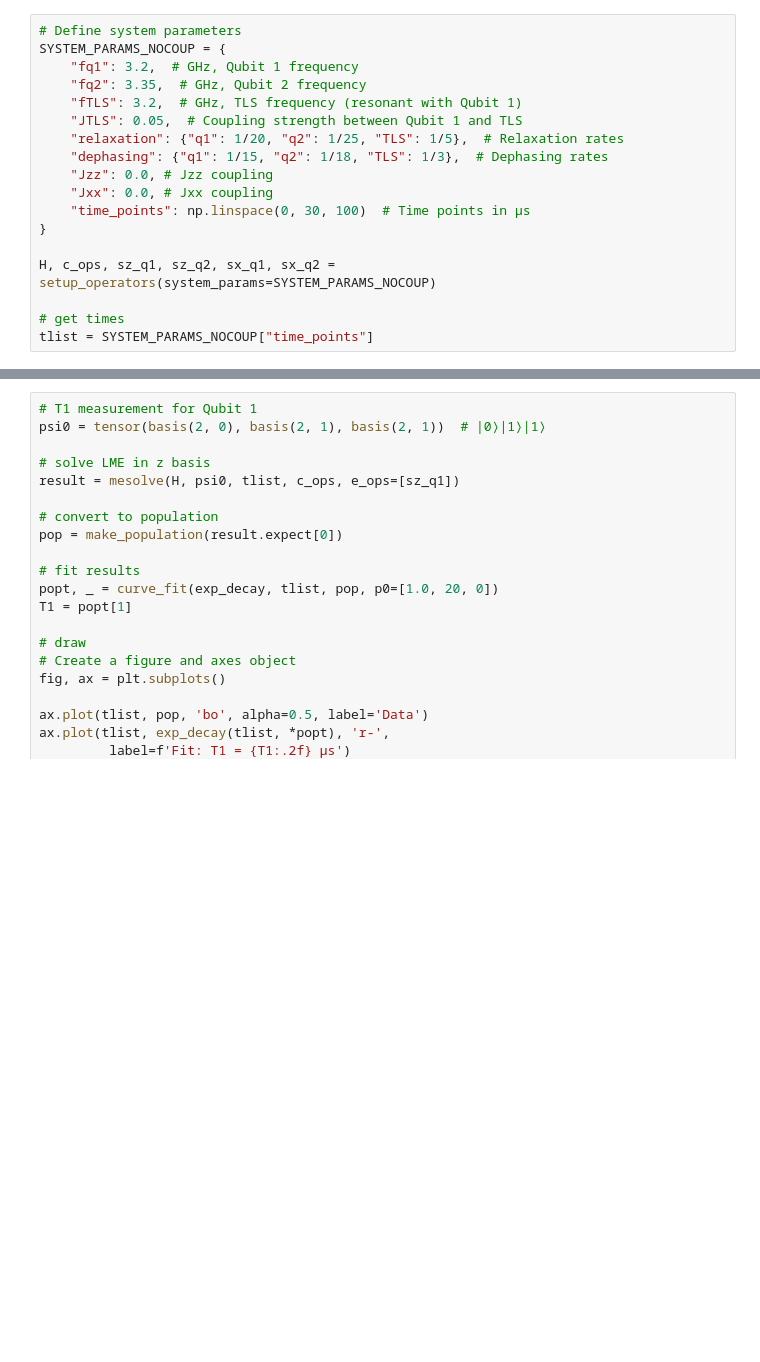
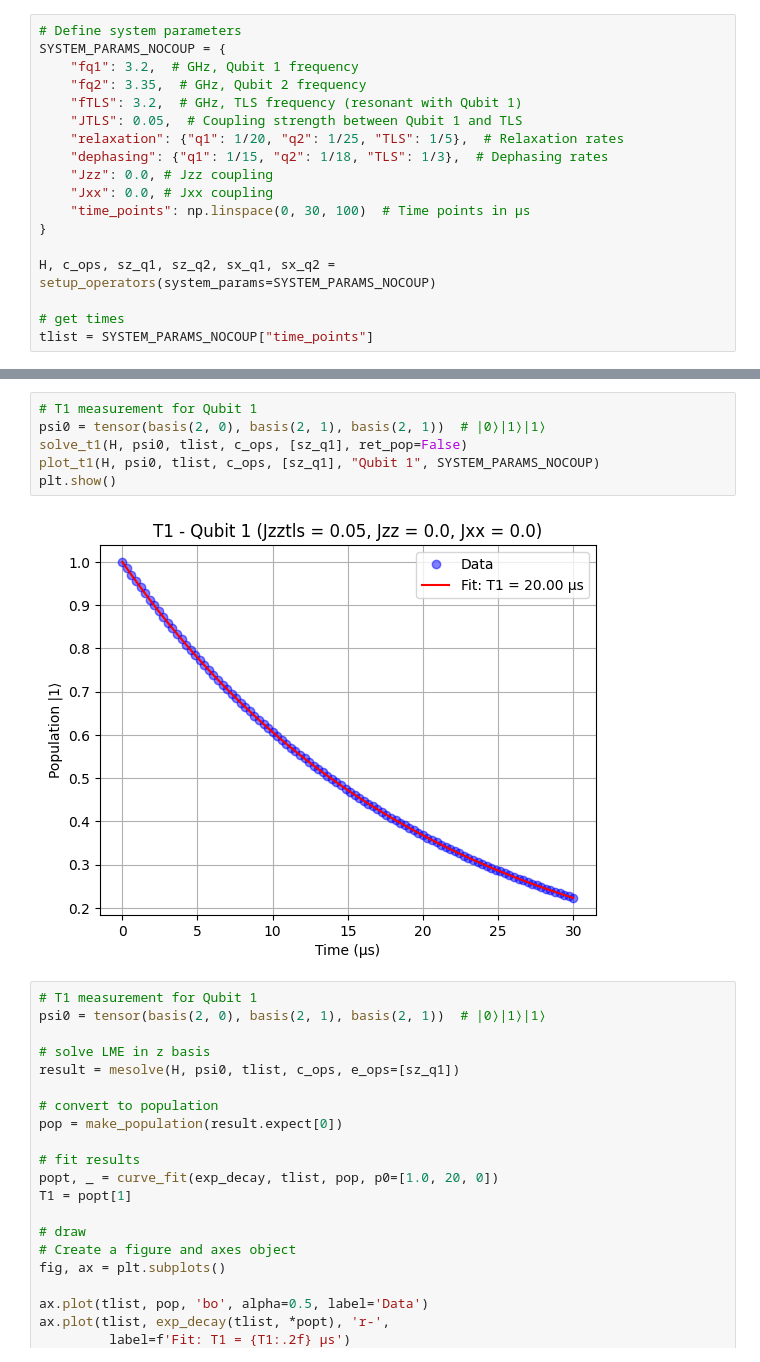
Before and after one commit to jyamaoka/qubit_zz_coupling, a Jupyter notebook: nb/Refactor_Two_Qubits_with_ZZCoupling_and_single_TLS_via_ZZ_interaction.ipynb, the cells around one changed output, grey strips where cells are left out. Saved outputs shown, nothing was run; the diff lists cells and outputs as text; blank space fills up the shorter version.

```diff
--- a/nb/Refactor_Two_Qubits_with_ZZCoupling_and_single_TLS_via_ZZ_interaction.ipynb
+++ b/nb/Refactor_Two_Qubits_with_ZZCoupling_and_single_TLS_via_ZZ_interaction.ipynb
@@ -166,3 +176,11 @@ tlist = SYSTEM_PARAMS_NOCOUP["time_points"]
+# %%
+# T1 measurement for Qubit 1
+psi0 = tensor(basis(2, 0), basis(2, 1), basis(2, 1))  # |0⟩|1⟩|1⟩
+solve_t1(H, psi0, tlist, c_ops, [sz_q1], ret_pop=False)
+plot_t1(H, psi0, tlist, c_ops, [sz_q1], "Qubit 1", SYSTEM_PARAMS_NOCOUP)
+plt.show()
+# %% [output]
+[figure, added]
 # %%
 # T1 measurement for Qubit 1
 psi0 = tensor(basis(2, 0), basis(2, 1), basis(2, 1))  # |0⟩|1⟩|1⟩
```
Also changed, not shown: parts of 3 cells of this notebook, 7 other files.
